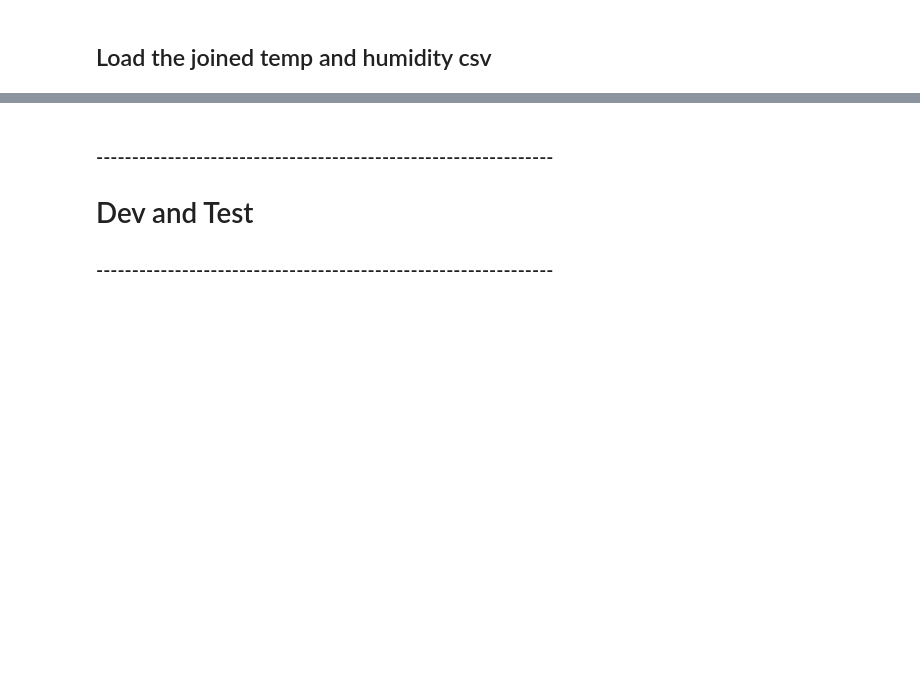
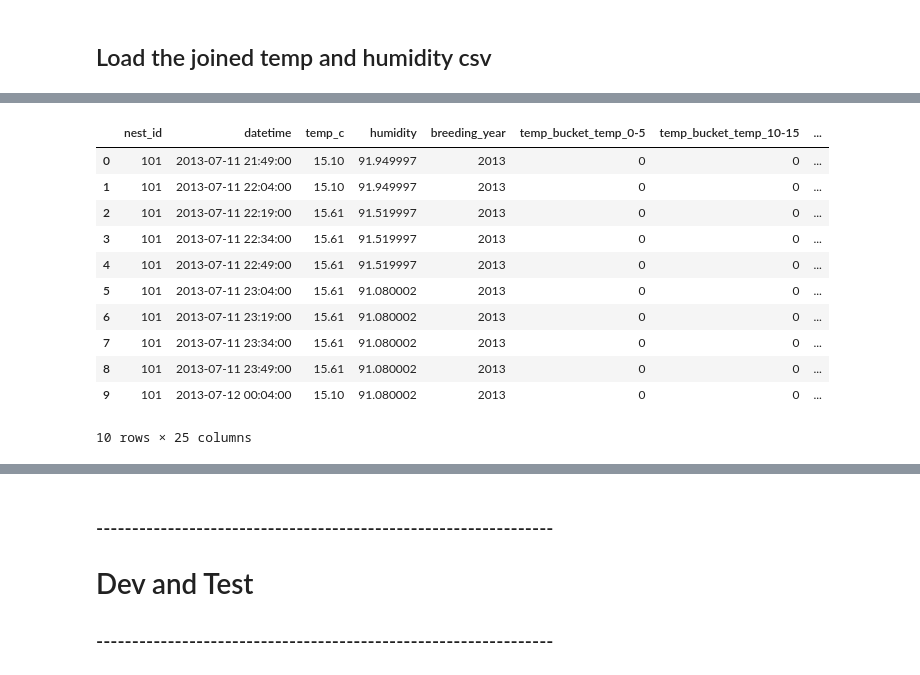
Before and after one commit to samdavey/penguins, a Jupyter notebook: 1_data_prep/Load_data.ipynb, the cells around one changed output, grey strips where cells are left out. Cells and saved outputs as stored; diff of their text form; code cells hidden in the pictures; blank space fills up the shorter version.

```diff
--- a/1_data_prep/Load_data.ipynb
+++ b/1_data_prep/Load_data.ipynb
@@ -21,7 +24,8 @@ Mon Oct 10 13:43:54 2016 Setting up enviuronment and variables.
 Change the values of the variables below to suit the files (names and directory location) to be loaded.
 # %%
 ## Currently in unix format as docker containers run on debian
-config_file = os.path.normpath('./config.yml')
-temperature_file = os.path.normpath('./data/TempData_2_10_2016.txt')
-humidity_file = os.path.normpath('./data/HumidData_2_10_2016.txt')
+config_file = os.path.normpath('../config.yml')
+temperature_file = os.path.normpath('../0_data/TempData_2_10_2016.txt')
+humidity_file = os.path.normpath('../0_data/HumidData_2_10_2016.txt')
+joined_data_file = os.path.normpath('../0_data/TempHumdCombined.csv')
 # %%
@@ -43,7 +51,7 @@ engine = create_engine(r"postgresql://"+user+":"+password+"@"+host+"/"+dbname)
 Read the temperature data file into memory and report on success/failure.
 # %%
 if os.path.isfile(joined_data_file):
-    print(str(time.ctime()), 'Combined temp and humidity file found. Skipping the temp data load.')
+    print(str(time.ctime()), 'Combined temp and humidity file found. Skipping the temp data load.', flush=True)
 else:
     column_names = ['recnum', 'datetime', 'temp_c', 'nest_id']
     data_types = {'recnum': np.int32,
@@ -51,7 +59,7 @@ else:
                   'temp_c': np.float32,
                   'nest_id': str}
     file_size = os.path.getsize(temperature_file)
-    print('\n{0} Loading temperature file into memory.\nFile is {1:.1f} MB.'.format(str(time.ctime()),
+    print('\n{0} Temperature is {1:.1f} MB.'.format(str(time.ctime()),
                                                                                      (file_size/1000000)))
 
     if file_size > 5000000: # over 5mb
@@ -63,7 +71,7 @@ else:
                          names=column_names,
                          usecols=[0,1,2,3],
                          dtype=data_types,
-    #                      nrows=2048,               # for testing only
+#                          nrows=10000,               # for testing only
                           parse_dates=['datetime'],
                           dayfirst=True,
                           encoding='utf-8',
@@ -75,4 +83,7 @@ else:
         print(str(time.ctime()), 'Success: loaded {0:,} records.'.format(len(df_temp)))
     else:
         print(str(time.ctime()), '### FAILED! ###')
+
+    # make sure the nest IDs are all caps
+    df_temp['nest_id'] = df_temp['nest_id'].apply(lambda x: x.upper())
 # %% [output]
@@ -83,6 +93,6 @@ Success: loaded 2,169,903 records.
 # %%
 if os.path.isfile(joined_data_file):
-    print(str(time.ctime()), 'Combined temp and humidity file found. Skipping the humidity data load.')
+    print(str(time.ctime()), 'Combined temp and humidity file found. Skipping the humidity data load.', flush=True)
 else:
     column_names = ['recnum', 'datetime', 'humidity', 'nest_id']
     data_types = {'recnum': np.int32,
@@ -90,8 +100,8 @@ else:
                   'humidity': np.float32,
                   'nest_id': str}
     file_size = os.path.getsize(humidity_file)
-    print('\n{0} Loading humidity file into memory.\nFile is {1:.1f} MB.'.format(str(time.ctime()),
-                                                                                (file_size/1000000)))
+    print('\n{0} Humidity file is {1:.1f} MB.'.format(str(time.ctime()),
+                                                      (file_size/1000000)), flush=True)
 
     if file_size > 5000000: # over 5mb
         print(str(time.ctime()), 'Loading into memory. Please be patient. ', flush=True)
@@ -102,7 +112,7 @@ else:
                          names=column_names,
                          usecols=[0,1,2,3],
                          dtype=data_types,
-    #                      nrows=2048,               # for testing only
+#                          nrows=10000,               # for testing only
                           parse_dates=['datetime'],
                           dayfirst=True,
                           encoding='utf-8',
@@ -114,4 +124,7 @@ else:
         print(str(time.ctime()), 'Success: loaded {0:,} records.'.format(len(df_humd)))
     else:
         print(str(time.ctime()), '### FAILED! ###')
+
+    # make sure the nest IDs are all caps
+    df_humd['nest_id'] = df_humd['nest_id'].apply(lambda x: x.upper())
 # %% [output]
@@ -257,7 +293,10 @@ def humidity_bucket(humidity):
 # %%
 # add the breeding_year (same as financial year):
-print(str(time.ctime()), 'Calculating breeding year.', flush=True)
-df_joined['breeding_year'] = df_joined['datetime'].apply(lambda x: x.year if x.month < 7 else x.year + 1)
+print(str(time.ctime()), 'Calculating breeding year and activity periods.', flush=True)
+df_joined['breeding_year'] = df_joined['datetime'].apply(lambda x: x.year)
+# Were going to do static breeding phases but will do it instead by per nest.
+# Need to combine the nest observations per
+# df_joined['breeding_phase'] = df_joined['datetime'].apply(breeding_phase)
 
 # Add flags for various temperature ranges.
 # These are summed to give the amount of time in the temp band
@@ -281,0 +321,15 @@ Mon Oct 10 12:04:30 2016 Done
+# %%
+df_joined.head(10)
+# %% [output]
+|  | nest_id | datetime | temp_c | humidity | breeding_year | temp_bucket_temp_0-5 | temp_bucket_temp_10-15 | ... |
+| 0 | 101 | 2013-07-11 21:49:00 | 15.10 | 91.949997 | 2013 | 0 | 0 | ... |
+| 1 | 101 | 2013-07-11 22:04:00 | 15.10 | 91.949997 | 2013 | 0 | 0 | ... |
+| 2 | 101 | 2013-07-11 22:19:00 | 15.61 | 91.519997 | 2013 | 0 | 0 | ... |
+| 3 | 101 | 2013-07-11 22:34:00 | 15.61 | 91.519997 | 2013 | 0 | 0 | ... |
+| 4 | 101 | 2013-07-11 22:49:00 | 15.61 | 91.519997 | 2013 | 0 | 0 | ... |
+| 5 | 101 | 2013-07-11 23:04:00 | 15.61 | 91.080002 | 2013 | 0 | 0 | ... |
+| 6 | 101 | 2013-07-11 23:19:00 | 15.61 | 91.080002 | 2013 | 0 | 0 | ... |
+| 7 | 101 | 2013-07-11 23:34:00 | 15.61 | 91.080002 | 2013 | 0 | 0 | ... |
+| 8 | 101 | 2013-07-11 23:49:00 | 15.61 | 91.080002 | 2013 | 0 | 0 | ... |
+| 9 | 101 | 2013-07-12 00:04:00 | 15.10 | 91.080002 | 2013 | 0 | 0 | ... |
+10 rows × 25 columns
```
Also changed, not shown: parts of 21 cells of this notebook, 1 other file.
